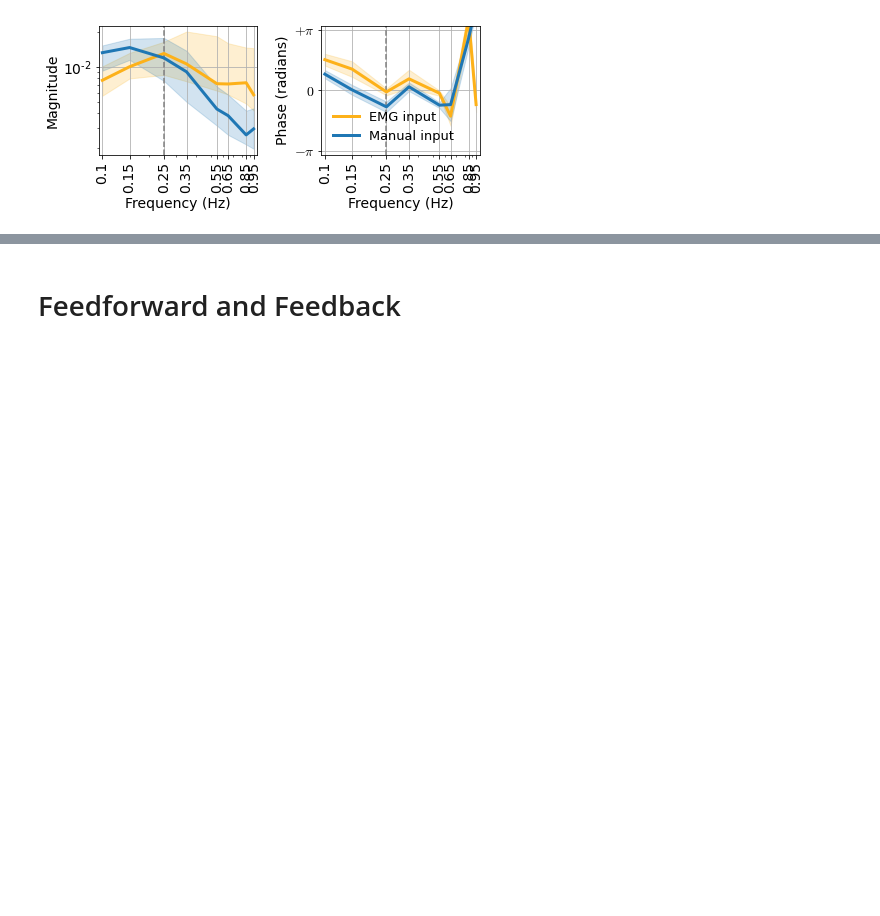
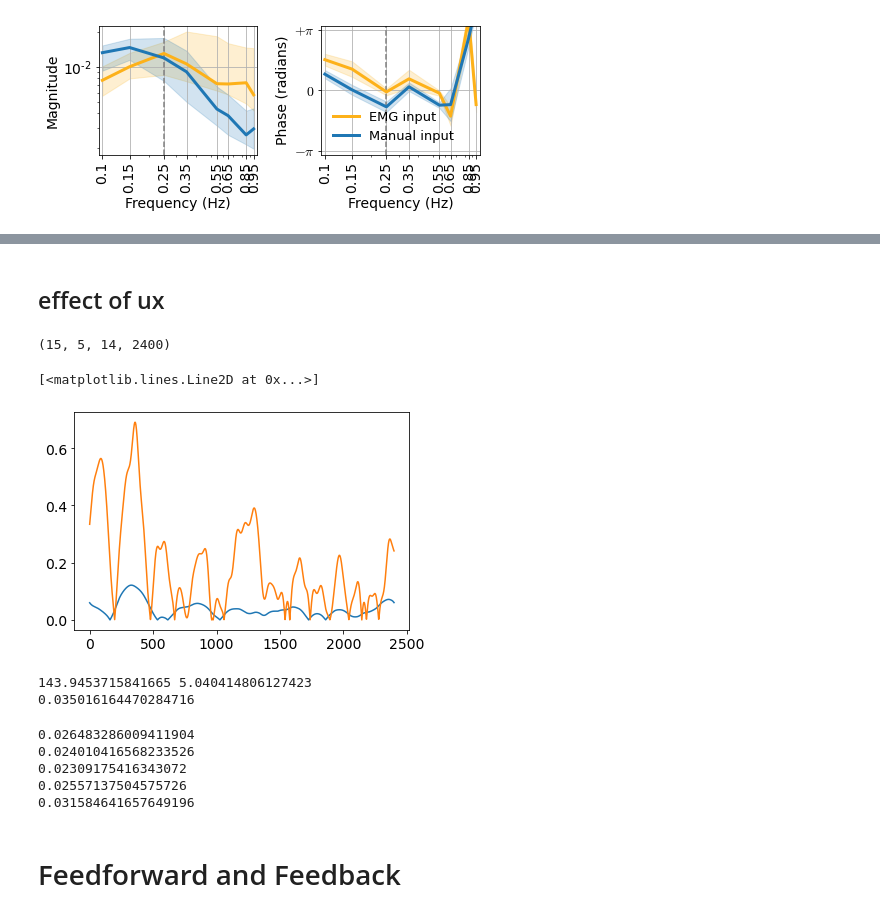
Before and after one commit to sburden-group/sensorimotor_fusion, a Jupyter notebook: analysis/Multimodal paper/20250203_IEEE_rehab.ipynb, the cells around one changed output, grey strips where cells are left out. Saved outputs shown, nothing was run; the diff lists cells and outputs as text; code cells hidden in the pictures; blank space fills up the shorter version.

```diff
--- a/analysis/Multimodal paper/20250203_IEEE_rehab.ipynb
+++ b/analysis/Multimodal paper/20250203_IEEE_rehab.ipynb
@@ -181,3 +273,46 @@ plt.show()
+# %% [markdown]
+## effect of ux
+# %%
+UXs_ = Us
+UXs_[:,:,:,IX] = 0 # replace the stimulated inputs with 0
+
+M_all = soM(s(2*np.pi*xf_all)) #machine at all freqs #s = jw = j(2pif)  #2nd order machine
+YXs = M_all*UXs_
+YXs[:,:,:,0] = 0 # replace the nan with 0
+YXs.shape
+# %% [output]
+(15, 5, 14, 2400)
+# %%
+from scipy import fft
+yx = (fft.ifft(YXs)*N).real
+plt.plot(np.abs(yx[0,0,0]))
+plt.plot(np.abs(rs[0,0,0] - ys[0,0,0]))
+# %% [output]
+[<matplotlib.lines.Line2D at 0x...>]
+[figure, added]
+# %%
+# total error and non-stim error #(np.sum(abs(refs - outs)**2))
+total_error = np.sum(np.abs(rs[0,0,0] - ys[0,0,0])**2)
+nonstim_error = np.sum(np.abs(yx[0,0,0])**2)
+print(total_error, nonstim_error)
+ratio = nonstim_error / total_error
+print(ratio)
+# %% [output]
+143.9453715841665 5.040414806127423
+0.035016164470284716
+# %%
+for cond in range(condition_num):
+    total_error = np.median(np.sum(np.abs(rs[:,cond,-4:] - ys[:,cond,-4:])**2,axis = 2)) # mean across subjects and trials
+    nonstim_error = np.median(np.sum(np.abs(yx[:,cond,-4:])**2,axis = 2))
+    ratio = nonstim_error / total_error
+    # print(nonstim_error,total_error)
+    print(ratio)
+# %% [output]
+0.026483286009411904
+0.024010416568233526
+0.02309175416343072
+0.02557137504575726
+0.031584641657649196
 # %% [markdown]
 # Feedforward and Feedback
 # %%
```
Also changed, not shown: parts of 55 cells of this notebook, 1 other file.
